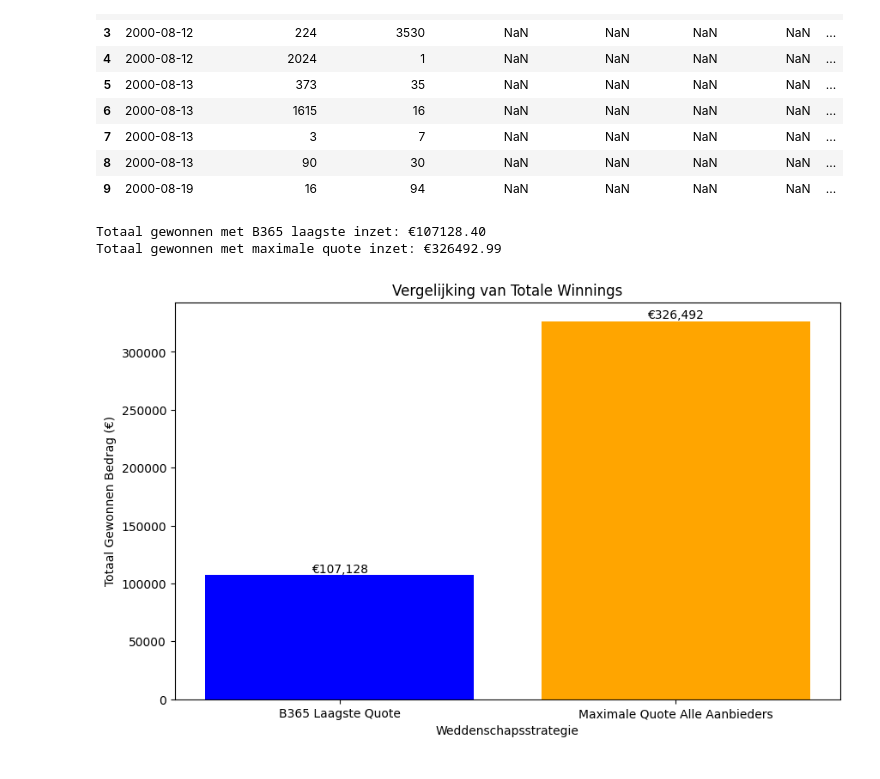
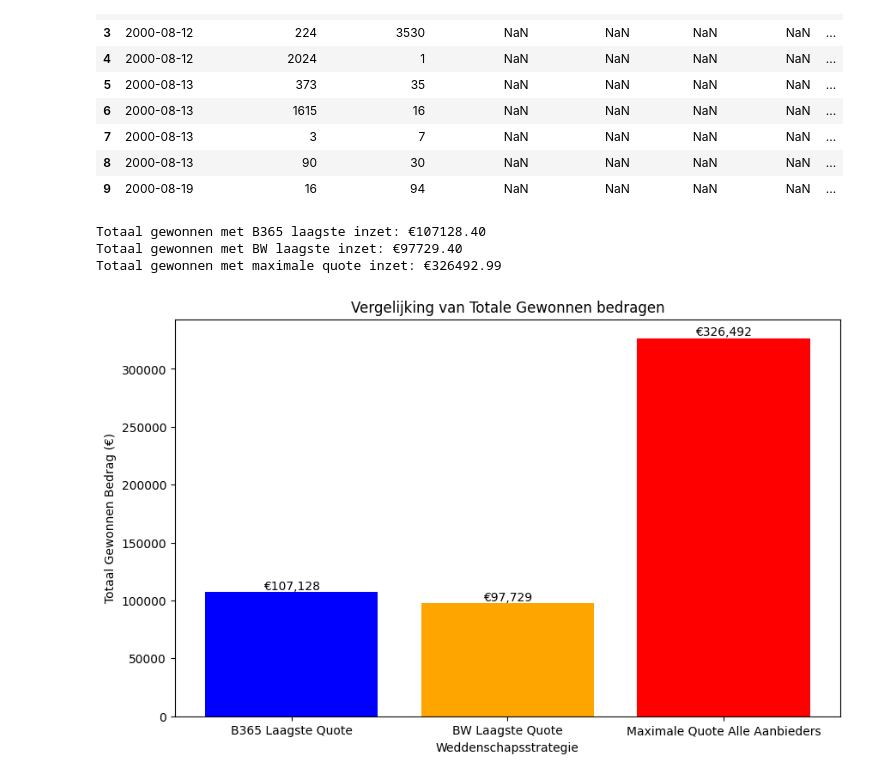
Before and after one commit to Robbevanherpe1/DEP1-2023-2024-groep30, a Jupyter notebook: analyses/matteo/analyse_gemiddeld2.ipynb, the cells around one changed output. Drawn from its saved outputs; the diff is of its cells as text; code cells hidden in the pictures.

```diff
--- a/analyses/matteo/analyse_gemiddeld2.ipynb
+++ b/analyses/matteo/analyse_gemiddeld2.ipynb
@@ -72,6 +72,18 @@ def filter_min_unique_b365(row):
 betdata['MinQuoteB365'] = betdata.apply(filter_min_unique_b365, axis=1)
 total_winnings_b365 = betdata['MinQuoteB365'].dropna().sum() * 10
 
+# Functie om de laagste unieke quote te filteren voor BW
+def filter_min_unique_bw(row):
+    quotes = [row['BWThuisWint'], row['BWGelijkspel'], row['BWUitWint']]
+    min_quote = min(quotes)
+    if quotes.count(min_quote) == 1:
+        return min_quote
+    return None
+
+# Bereken het totaal verdiende geld met €10 inzet op de laagste quote van BW
+betdata['MinQuoteBW'] = betdata.apply(filter_min_unique_bw, axis=1)
+total_winnings_bw = betdata['MinQuoteBW'].dropna().sum() * 10
+
 # Nu voor de maximale quote van alle aanbieders
 betdata['MaxQuote'] = betdata[['B365ThuisWint', 'B365Gelijkspel', 'B365UitWint',
                                'BWThuisWint', 'BWGelijkspel', 'BWUitWint',
@@ -81,29 +93,31 @@ betdata['MaxQuote'] = betdata[['B365ThuisWint', 'B365Gelijkspel', 'B365UitWint',
 total_max_winnings = betdata['MaxQuote'].sum() * 10
 
 print(f'Totaal gewonnen met B365 laagste inzet: €{total_winnings_b365:.2f}')
+print(f'Totaal gewonnen met BW laagste inzet: €{total_winnings_bw:.2f}')
 print(f'Totaal gewonnen met maximale quote inzet: €{total_max_winnings:.2f}')
 # %% [output]
 Totaal gewonnen met B365 laagste inzet: €107128.40
+Totaal gewonnen met BW laagste inzet: €97729.40
 Totaal gewonnen met maximale quote inzet: €326492.99
 # %%
 # Grafiek met totale winst van beide gevallen
-labels = ['B365 Laagste Quote', 'Maximale Quote Alle Aanbieders']
-winnings = [total_winnings_b365, total_max_winnings]
+labels = ['B365 Laagste Quote', 'BW Laagste Quote', 'Maximale Quote Alle Aanbieders']
+winnings = [total_winnings_b365, total_winnings_bw, total_max_winnings]
 
 # Staafdiagram
 plt.figure(figsize=(10, 6))
-bars = plt.bar(labels, winnings, color=['blue', 'orange'])
+bars = plt.bar(labels, winnings, color=['blue', 'orange', 'red'])
 
 # Toevoegen van titel en labels
-plt.title('Vergelijking van Totale Winnings')
+plt.title('Vergelijking van Totale Gewonnen bedragen')
 plt.xlabel('Weddenschapsstrategie')
 plt.ylabel('Totaal Gewonnen Bedrag (€)')
 
 # Numerieke labels toevoegen boven elke staaf
 for bar in bars:
     yval = bar.get_height()
     plt.text(bar.get_x() + bar.get_width()/2, yval, f'€{int(yval):,}', va='bottom', ha='center')
 
 plt.show()
 # %% [output]
-[figure, old version]
+[figure, new version]
```
Also changed, not shown: parts of 2 cells of this notebook, 1 other file.
